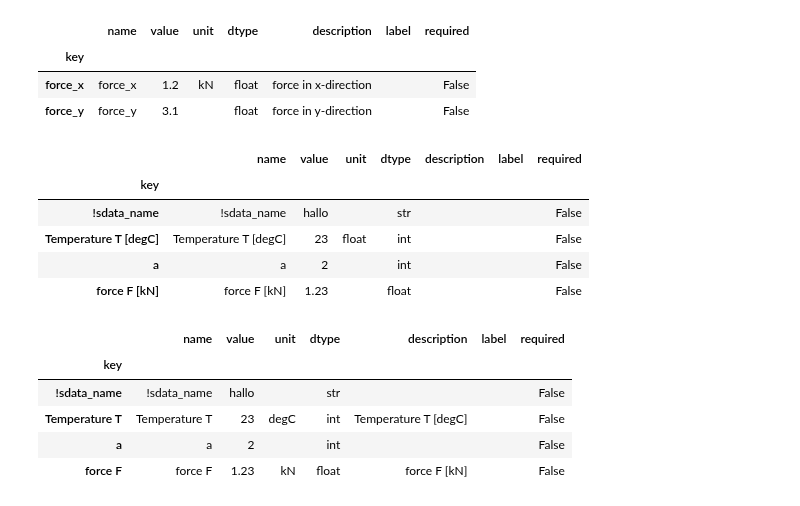
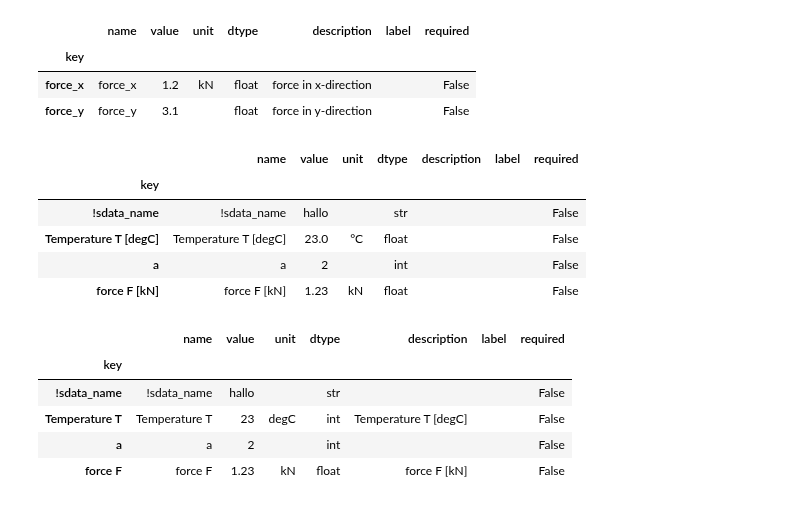
Before and after one commit to lepy/sdata, a Jupyter notebook: ipynb/sdata_metadata.ipynb, the cells around one changed output. Cells and saved outputs as stored; diff of their text form; code cells hidden in the pictures.

```diff
--- a/ipynb/sdata_metadata.ipynb
+++ b/ipynb/sdata_metadata.ipynb
@@ -483,17 +463,17 @@ md.df
 # %%
 m = sdata.Metadata.from_list([["a",2],
                               ["!sdata_name", "hallo"],
-                              ["Temperature T [degC]", 23, "float"],
-                              ["force F [kN]", 1.23]
+                              ["Temperature T [degC]", 23, "°C", "float"],
+                              ["force F [kN]", 1.23, "kN"]
                              ])
 m.df
 # %% [output]
 |  | name | value | unit | dtype | description | label | required |
 | key |  |  |  |  |  |  |  |
 | !sdata_name | !sdata_name | hallo |  | str |  |  | False |
-| Temperature T [degC] | Temperature T [degC] | 23 | float | int |  |  | False |
+| Temperature T [degC] | Temperature T [degC] | 23.0 | °C | float |  |  | False |
 | a | a | 2 |  | int |  |  | False |
-| force F [kN] | force F [kN] | 1.23 |  | float |  |  | False |
+| force F [kN] | force F [kN] | 1.23 | kN | float |  |  | False |
 # %%
 m.set_unit_from_name()
 m.df
```
Also changed, not shown: parts of 20 cells of this notebook, 3 other files.
